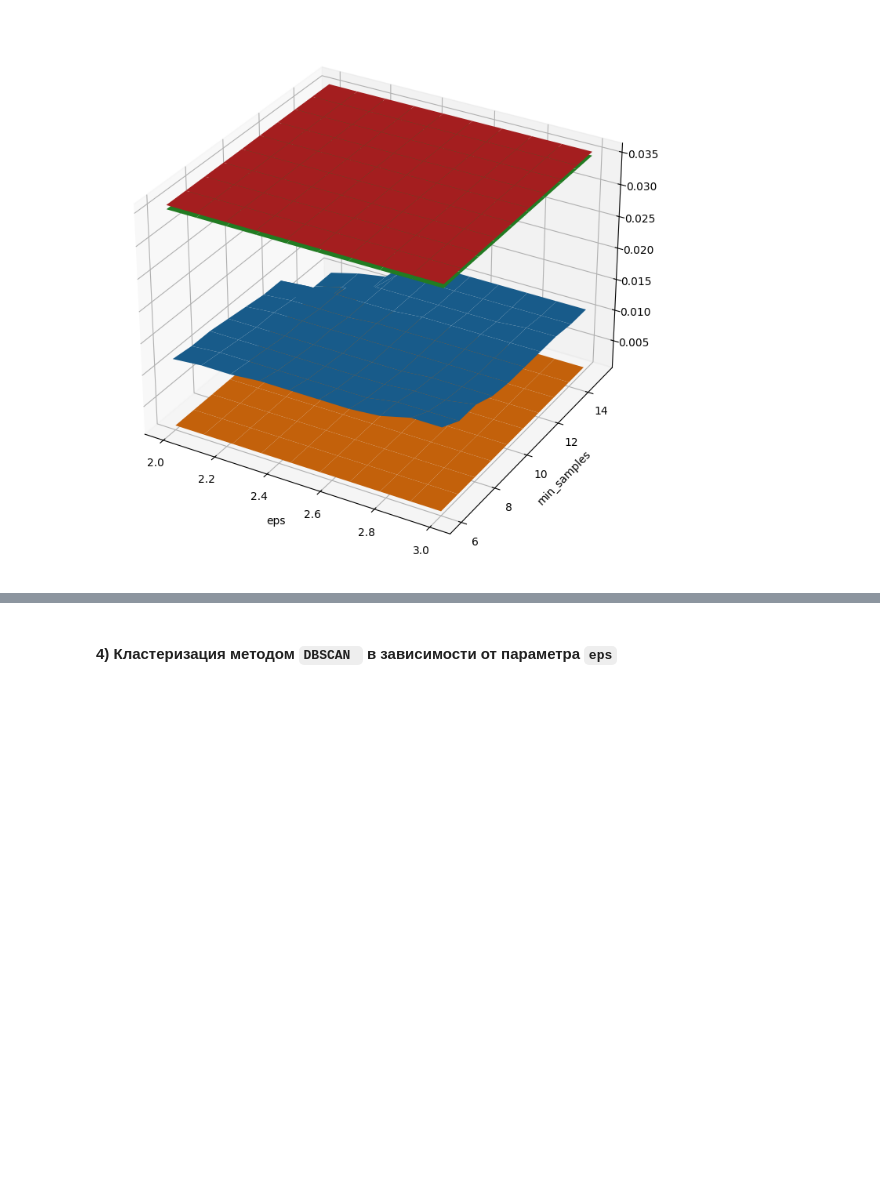
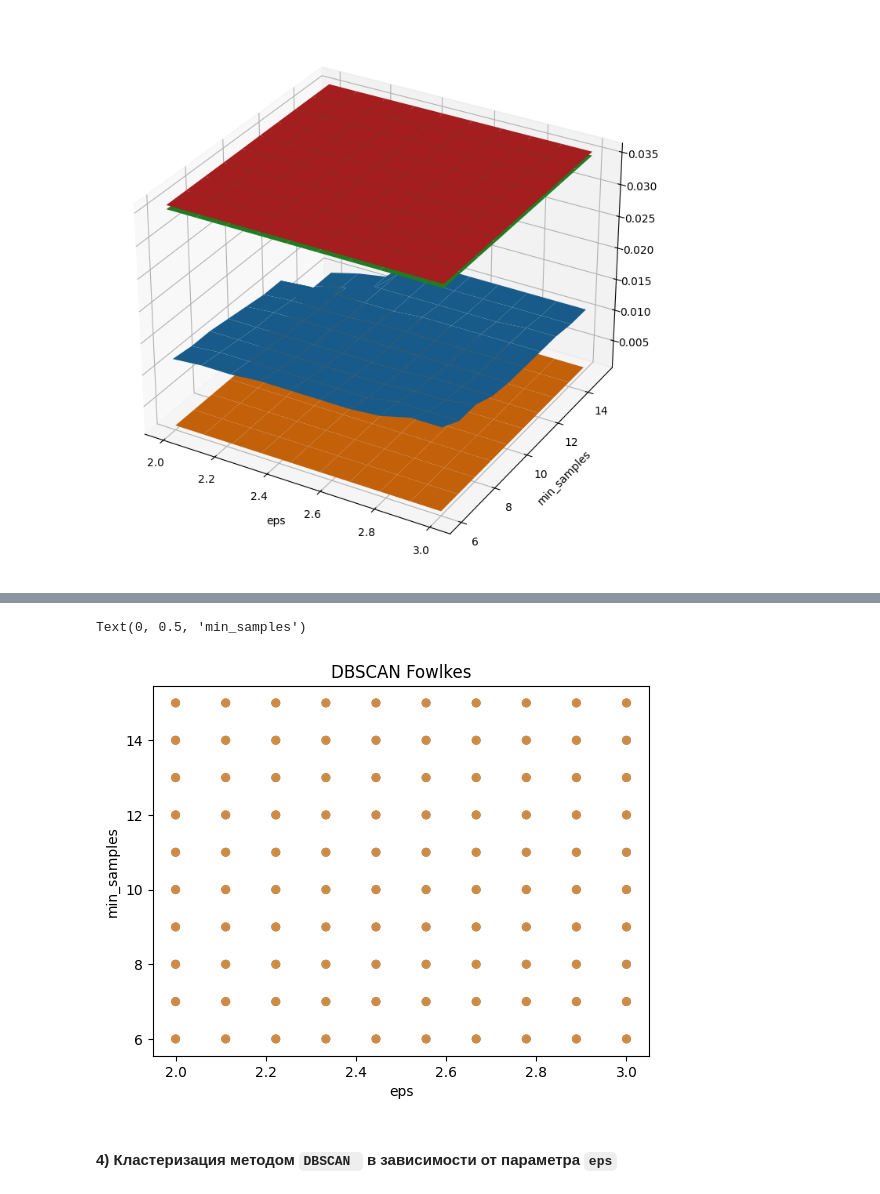
Before and after one commit to ulyagram77/Intelligent_Data_Analysis_Labs, a Jupyter notebook: Laboratorna4/lab4.ipynb, the cells around one changed output, grey strips where cells are left out. Drawn from its saved outputs; the diff is of its cells as text; code cells hidden in the pictures; blank space fills up the shorter version.

```diff
--- a/Laboratorna4/lab4.ipynb
+++ b/Laboratorna4/lab4.ipynb
@@ -156,3 +168,12 @@ plt.show()
+# %%
+pyplot(x, y, dbscan_normalized_fowlkes, 'blue')
+pyplot(x, y, dbscan_unnormalized_fowlkes, 'orange')
+plt.title("DBSCAN Fowlkes")
+plt.xlabel('eps')
+plt.ylabel('min_samples')
+# %% [output]
+Text(0, 0.5, 'min_samples')
+[figure, added]
 # %% [markdown]
 #### 4) Кластеризация методом `DBSCAN ` в зависимости от параметра `eps`
 # %%
```
Also changed, not shown: parts of 2 cells of this notebook.
